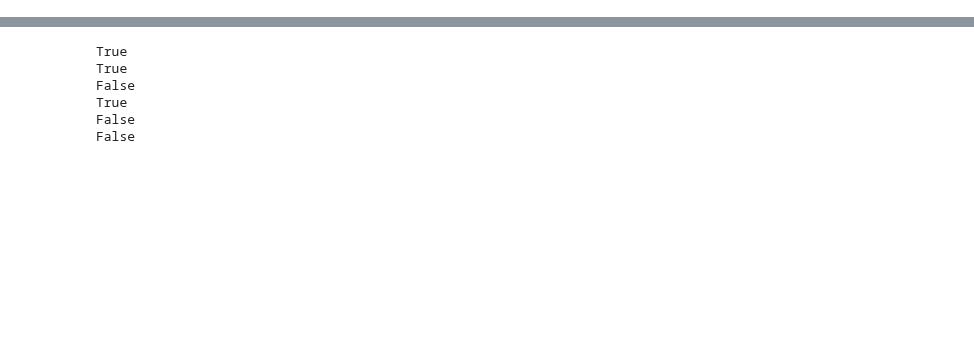
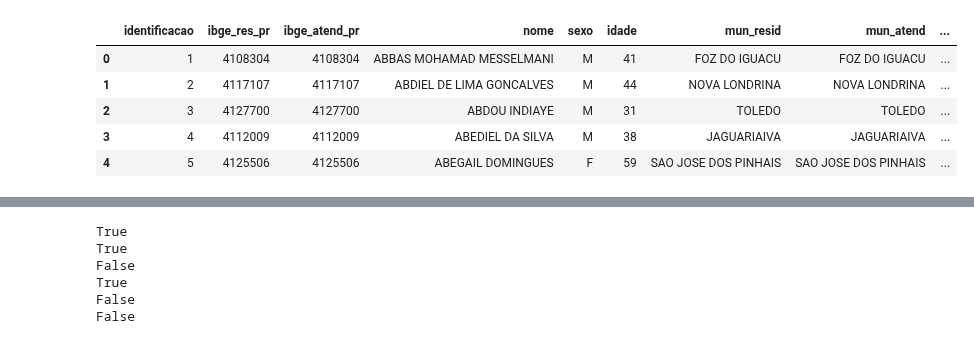
Before and after one commit to vinnylg/covid19datascience, a Jupyter notebook: tb_pacientes_correcoes.ipynb, the cells around one changed output, grey strips where cells are left out. Saved outputs shown, nothing was run; the diff lists cells and outputs as text; code cells hidden in the pictures; blank space fills up the shorter version.

```diff
--- a/tb_pacientes_correcoes.ipynb
+++ b/tb_pacientes_correcoes.ipynb
@@ -49,3 +60,14 @@ casos tb_pacientes: (569911, 48)
+# %%
+casost['identificacao'] = casost['identificacao'].apply(int)
+casost = casost.sort_values('identificacao')
+casost.head()
+# %% [output]
+|  | identificacao | ibge_res_pr | ibge_atend_pr | nome | sexo | idade | mun_resid | mun_atend | ... |
+| 0 | 1 | 4108304 | 4108304 | ABBAS MOHAMAD MESSELMANI | M | 41 | FOZ DO IGUACU | FOZ DO IGUACU | ... |
+| 1 | 2 | 4117107 | 4117107 | ABDIEL DE LIMA GONCALVES | M | 44 | NOVA LONDRINA | NOVA LONDRINA | ... |
+| 2 | 3 | 4127700 | 4127700 | ABDOU INDIAYE | M | 31 | TOLEDO | TOLEDO | ... |
+| 3 | 4 | 4112009 | 4112009 | ABEDIEL DA SILVA | M | 38 | JAGUARIAIVA | JAGUARIAIVA | ... |
+| 4 | 5 | 4125506 | 4125506 | ABEGAIL DOMINGUES | F | 59 | SAO JOSE DOS PINHAIS | SAO JOSE DOS PINHAIS | ... |
 # %%
 idx_casos_confirmados = casosc[casosc['hash'].isin(casost['hash'])].index.tolist()
 idx_casos_confirmados += casosc[casosc['hash_less'].isin(casost['hash'])].index.tolist()
```
Also changed, not shown: parts of 12 cells of this notebook, 1 other file.
